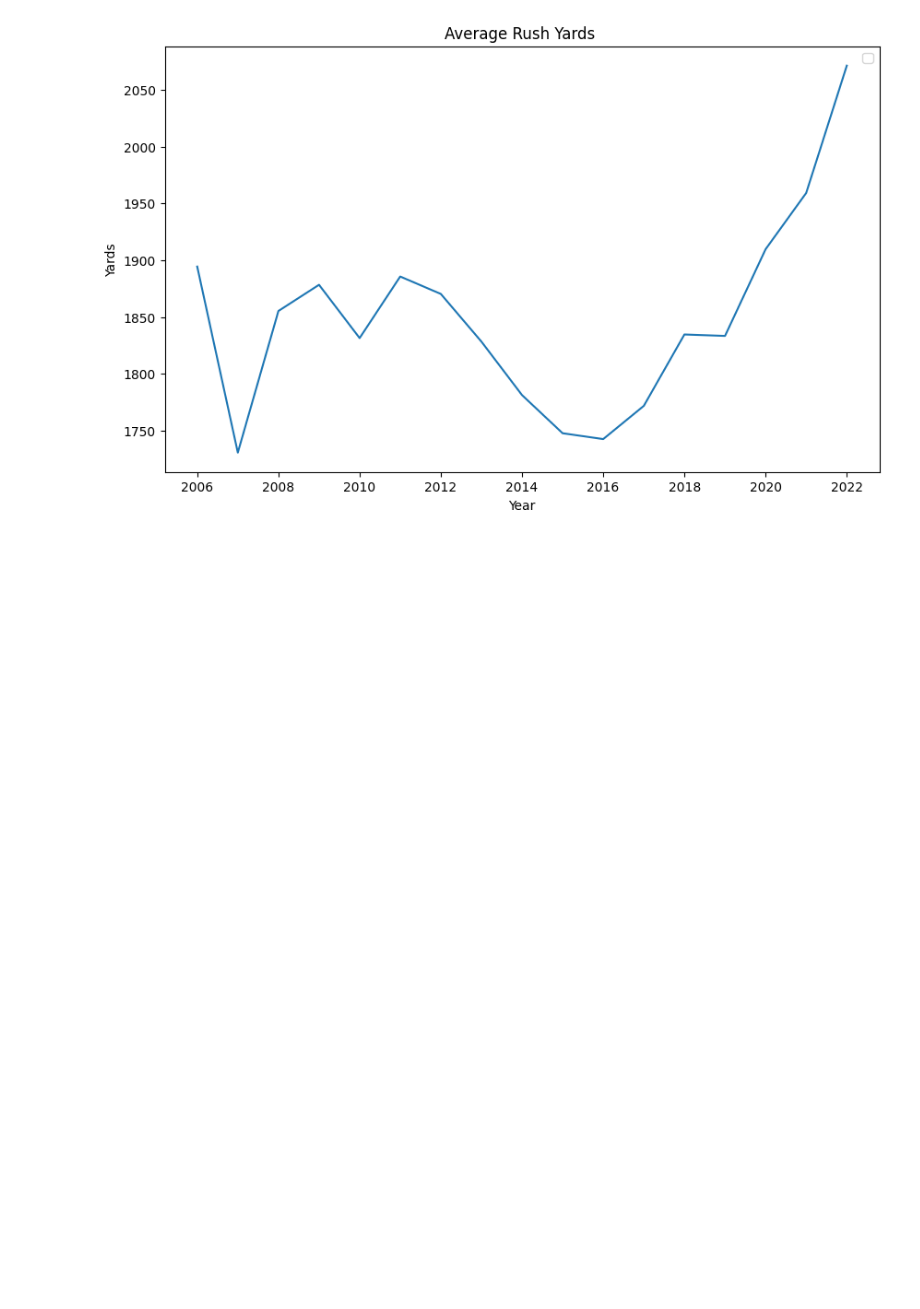
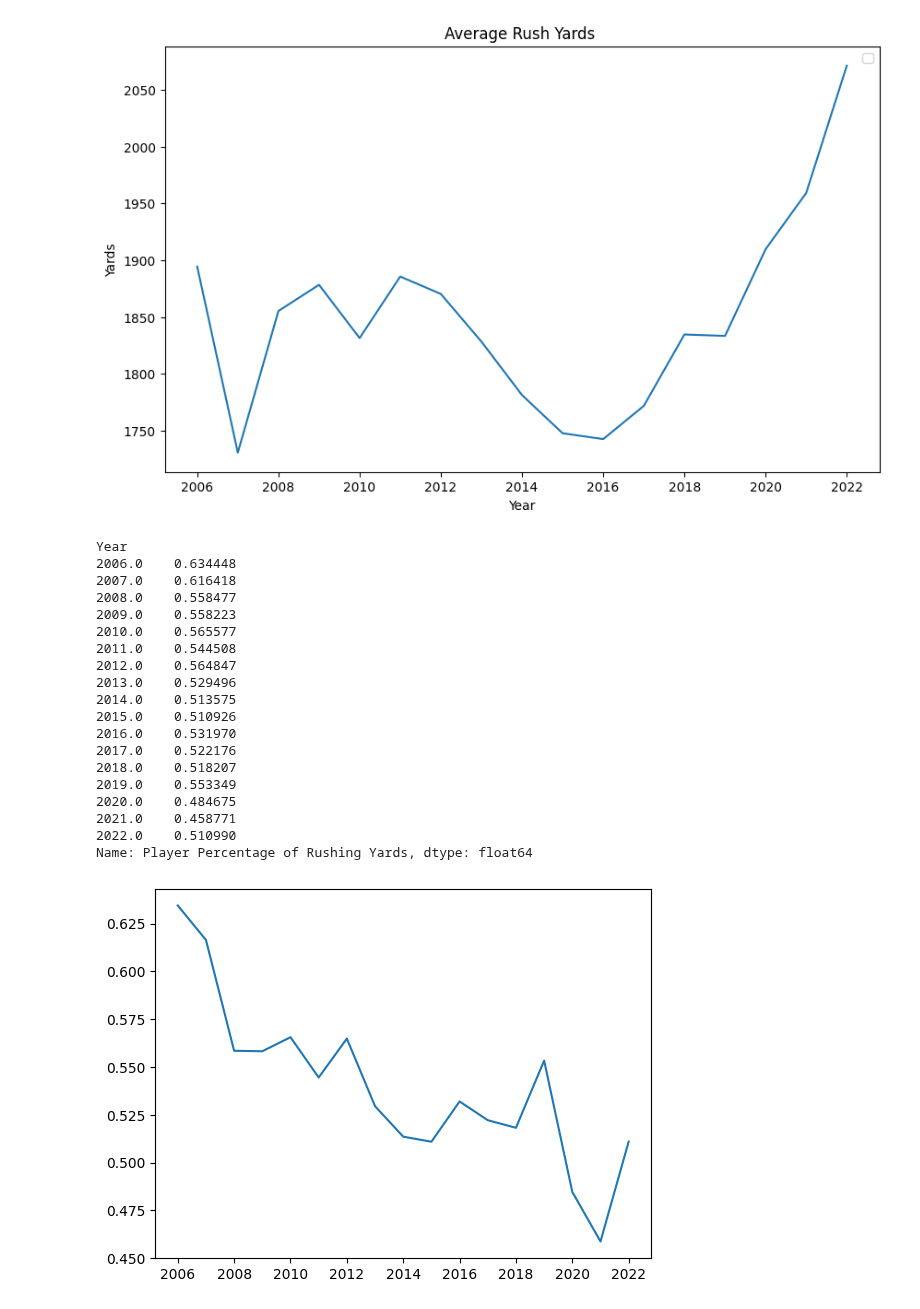
Before and after one commit to nick-smith-87/NFL_Momentum_Research, a Jupyter notebook: Running Backs/Offensive Production 11-9.ipynb, the cells around one changed output. Saved outputs shown, nothing was run; the diff lists cells and outputs as text; code cells hidden in the pictures; blank space fills up the shorter version.

Commit message:
offensive production and misc

```diff
--- a/Running Backs/Offensive Production 11-9.ipynb
+++ b/Running Backs/Offensive Production 11-9.ipynb
@@ -104,3 +120,35 @@ plt.show()
 # %% [output]
 No artists with labels found to put in legend.  Note that artists whose label start with an underscore are ignored when legend() is called with no argument.
 [figure]
+# %%
+#temp = df.groupby('Year')['All-Purpose Yards'].mean()
+#temp = df.groupby('Year')['Rush Yards'].mean()
+#temp = df.groupby('Year')['Recieving Yards'].mean()
+#temp = df.groupby('Year')['Receiving TDs'].mean()
+#temp = df.groupby('Year')['Player Percentage of Offensive Yards'].mean() #this one
+#temp = df.groupby('Year')['Player Percentage of Touchdowns'].mean()
+#temp = df.groupby('Year')['Player Percentage of Rushing Yards'].mean() #this one
+
+plt.plot(temp)
+temp
+# %% [output]
+Year
+2006.0    0.634448
+2007.0    0.616418
+2008.0    0.558477
+2009.0    0.558223
+2010.0    0.565577
+2011.0    0.544508
+2012.0    0.564847
+2013.0    0.529496
+2014.0    0.513575
+2015.0    0.510926
+2016.0    0.531970
+2017.0    0.522176
+2018.0    0.518207
+2019.0    0.553349
+2020.0    0.484675
+2021.0    0.458771
+2022.0    0.510990
+Name: Player Percentage of Rushing Yards, dtype: float64
+[figure, added]
```
Also changed, not shown: parts of 3 cells of this notebook, 18 other files.
